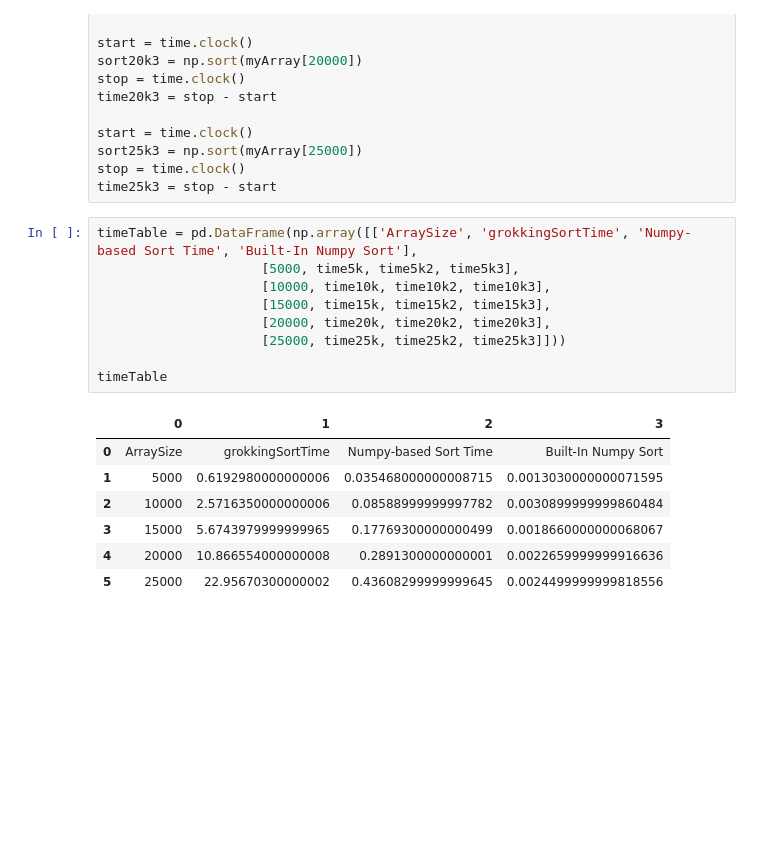
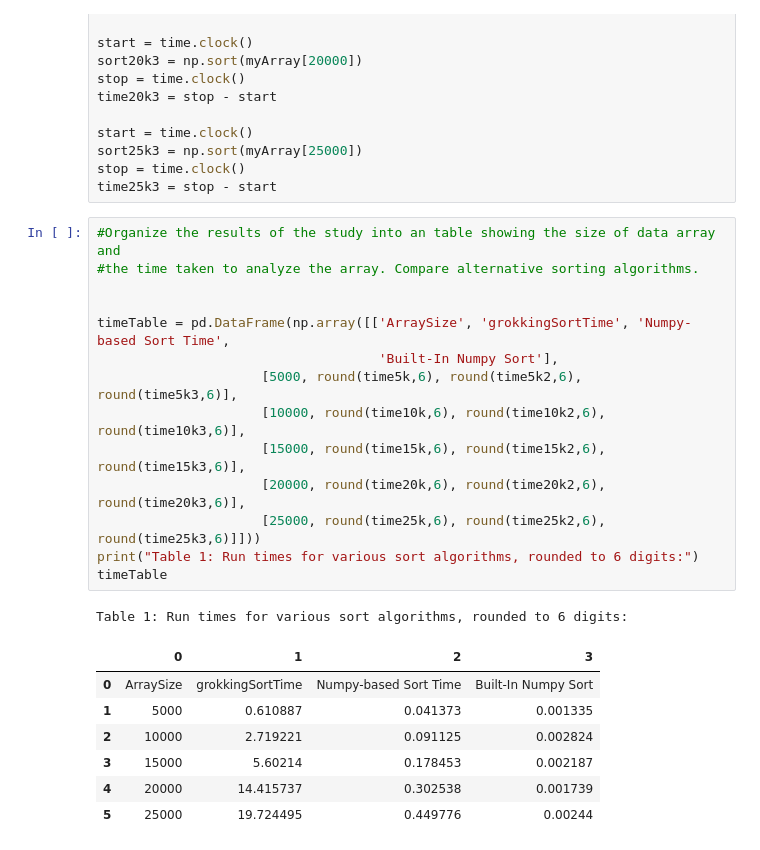
Before and after one commit to jacobkreider/msds432, a Jupyter notebook: Kreider Jacob Mini Programming Assignment 2 MSDS 432.ipynb, the cells around one changed output. Drawn from its saved outputs; the diff is of its cells as text; blank space fills up the shorter version.

```diff
--- a/Kreider Jacob Mini Programming Assignment 2 MSDS 432.ipynb
+++ b/Kreider Jacob Mini Programming Assignment 2 MSDS 432.ipynb
@@ -129,19 +143,25 @@ sort25k3 = np.sort(myArray[25000])
 stop = time.clock()
 time25k3 = stop - start
 # %%
-timeTable = pd.DataFrame(np.array([['ArraySize', 'grokkingSortTime', 'Numpy-based Sort Time', 'Built-In Numpy Sort'],
-                     [5000, time5k, time5k2, time5k3],
-                     [10000, time10k, time10k2, time10k3],
-                     [15000, time15k, time15k2, time15k3],
-                     [20000, time20k, time20k2, time20k3],
-                     [25000, time25k, time25k2, time25k3]]))
+#Organize the results of the study into an table showing the size of data array and
+#the time taken to analyze the array. Compare alternative sorting algorithms.
 
+
+timeTable = pd.DataFrame(np.array([['ArraySize', 'grokkingSortTime', 'Numpy-based Sort Time',
+                                    'Built-In Numpy Sort'],
+                     [5000, round(time5k,6), round(time5k2,6), round(time5k3,6)],
+                     [10000, round(time10k,6), round(time10k2,6), round(time10k3,6)],
+                     [15000, round(time15k,6), round(time15k2,6), round(time15k3,6)],
+                     [20000, round(time20k,6), round(time20k2,6), round(time20k3,6)],
+                     [25000, round(time25k,6), round(time25k2,6), round(time25k3,6)]]))
+print("Table 1: Run times for various sort algorithms, rounded to 6 digits:")
 timeTable
 # %% [output]
+Table 1: Run times for various sort algorithms, rounded to 6 digits:
 |  | 0 | 1 | 2 | 3 |
 | 0 | ArraySize | grokkingSortTime | Numpy-based Sort Time | Built-In Numpy Sort |
-| 1 | 5000 | 0.6192980000000006 | 0.035468000000008715 | 0.0013030000000071595 |
-| 2 | 10000 | 2.5716350000000006 | 0.08588999999997782 | 0.0030899999999860484 |
-| 3 | 15000 | 5.6743979999999965 | 0.17769300000000499 | 0.0018660000000068067 |
-| 4 | 20000 | 10.866554000000008 | 0.2891300000000001 | 0.0022659999999916636 |
-| 5 | 25000 | 22.95670300000002 | 0.43608299999999645 | 0.0024499999999818556 |
+| 1 | 5000 | 0.610887 | 0.041373 | 0.001335 |
+| 2 | 10000 | 2.719221 | 0.091125 | 0.002824 |
+| 3 | 15000 | 5.60214 | 0.178453 | 0.002187 |
+| 4 | 20000 | 14.415737 | 0.302538 | 0.001739 |
+| 5 | 25000 | 19.724495 | 0.449776 | 0.00244 |
```
Also changed, not shown: parts of 7 cells of this notebook.
